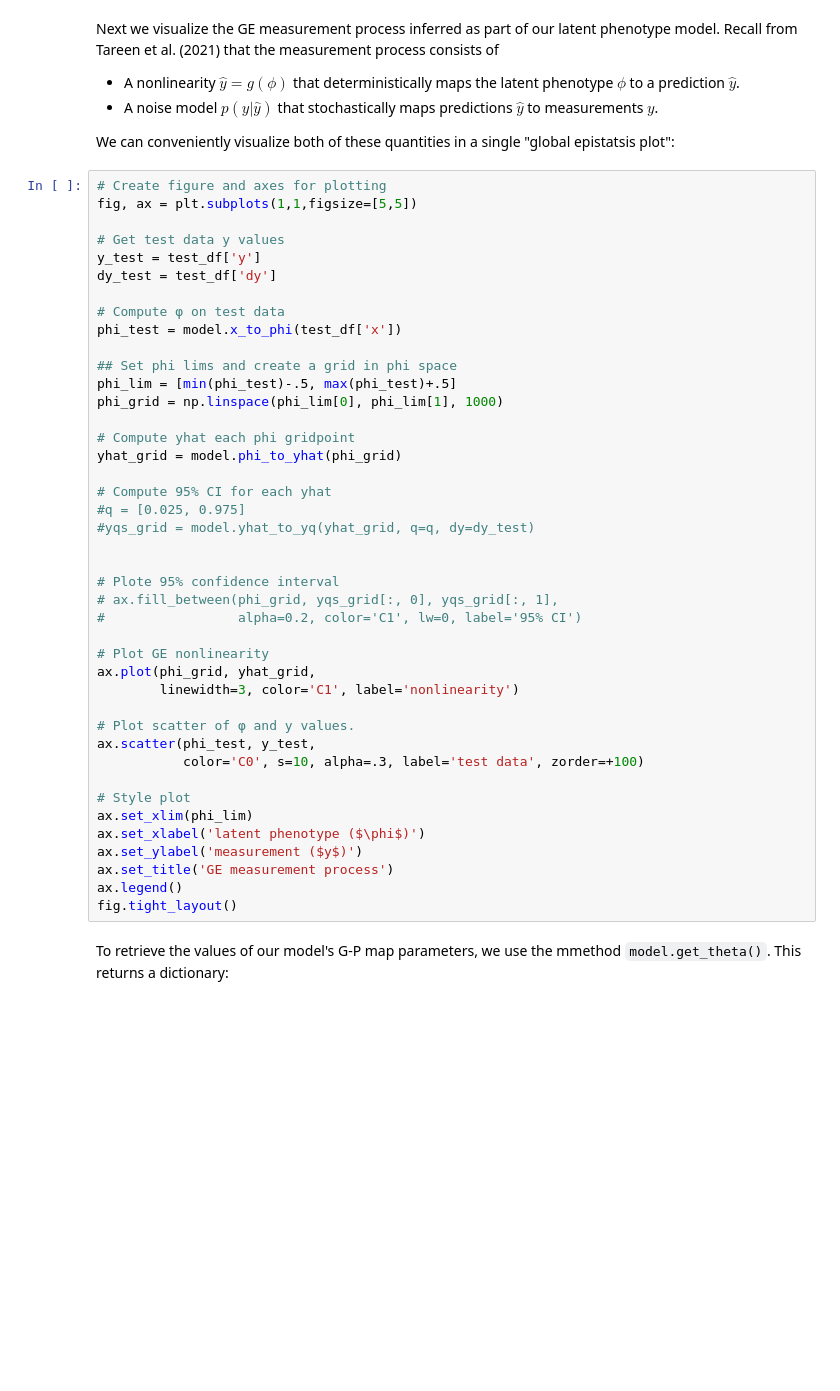
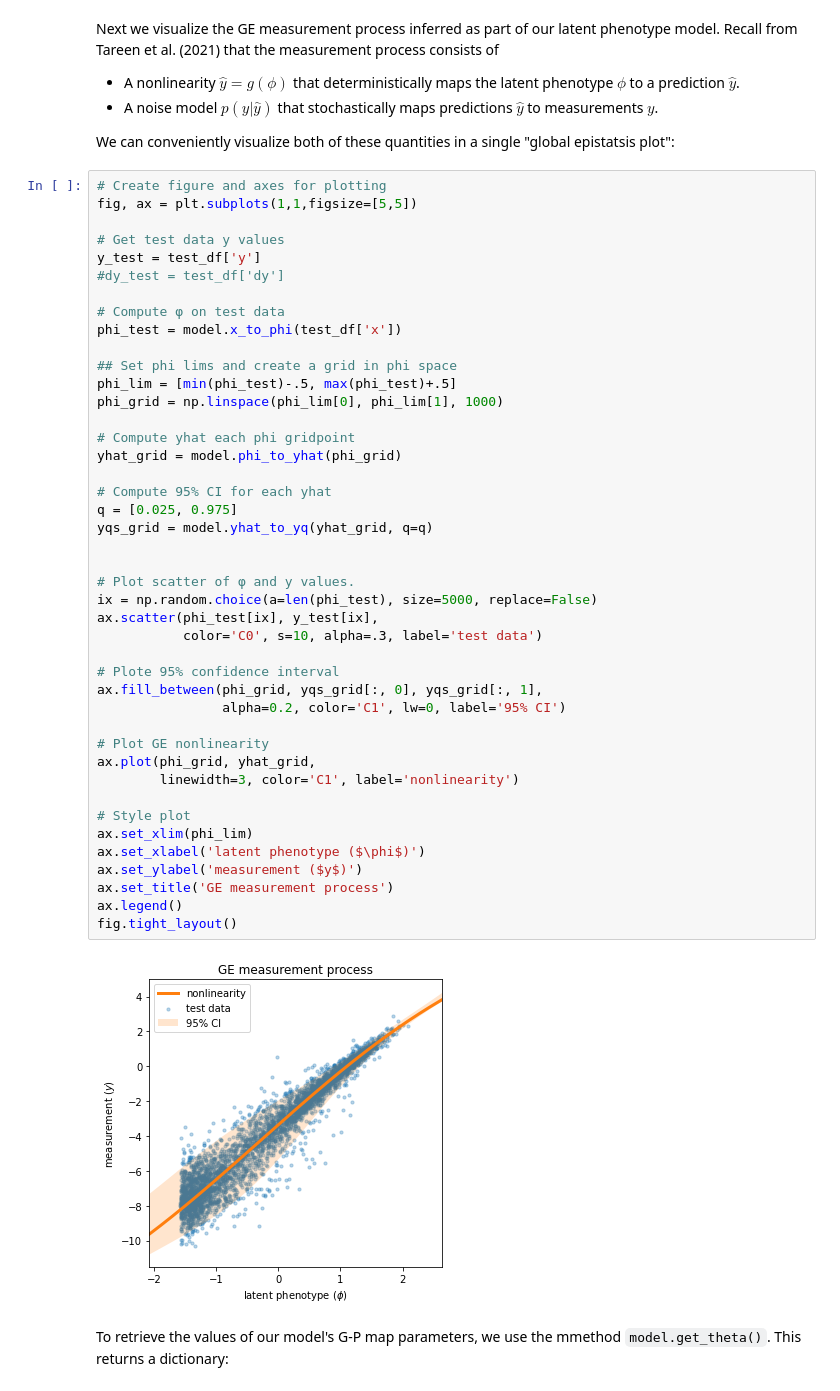
Before and after one commit to jbkinney/mavenn, a Jupyter notebook: docs/models/thermodynamic_models.ipynb, the cells around one changed output. Saved outputs shown, nothing was run; the diff lists cells and outputs as text; blank space fills up the shorter version.

Commit message:
Got thermodynamics_models.ipynb working

```diff
--- a/docs/models/thermodynamic_models.ipynb
+++ b/docs/models/thermodynamic_models.ipynb
@@ -381,42 +427,45 @@ fig, ax = plt.subplots(1,1,figsize=[5,5])
 
 # Get test data y values
 y_test = test_df['y']
-dy_test = test_df['dy']
+#dy_test = test_df['dy']
 
 # Compute φ on test data
 phi_test = model.x_to_phi(test_df['x'])
 
 ## Set phi lims and create a grid in phi space
 phi_lim = [min(phi_test)-.5, max(phi_test)+.5]
 phi_grid = np.linspace(phi_lim[0], phi_lim[1], 1000)
 
 # Compute yhat each phi gridpoint
 yhat_grid = model.phi_to_yhat(phi_grid)
 
 # Compute 95% CI for each yhat
-#q = [0.025, 0.975]
-#yqs_grid = model.yhat_to_yq(yhat_grid, q=q, dy=dy_test)
+q = [0.025, 0.975]
+yqs_grid = model.yhat_to_yq(yhat_grid, q=q)
 
 
+# Plot scatter of φ and y values.
+ix = np.random.choice(a=len(phi_test), size=5000, replace=False)
+ax.scatter(phi_test[ix], y_test[ix],
+           color='C0', s=10, alpha=.3, label='test data')
+
 # Plote 95% confidence interval
-# ax.fill_between(phi_grid, yqs_grid[:, 0], yqs_grid[:, 1],
-#                 alpha=0.2, color='C1', lw=0, label='95% CI')
+ax.fill_between(phi_grid, yqs_grid[:, 0], yqs_grid[:, 1],
+                alpha=0.2, color='C1', lw=0, label='95% CI')
 
 # Plot GE nonlinearity
 ax.plot(phi_grid, yhat_grid,
         linewidth=3, color='C1', label='nonlinearity')
-
-# Plot scatter of φ and y values.
-ax.scatter(phi_test, y_test,
-           color='C0', s=10, alpha=.3, label='test data', zorder=+100)
 
 # Style plot
 ax.set_xlim(phi_lim)
 ax.set_xlabel('latent phenotype ($\phi$)')
 ax.set_ylabel('measurement ($y$)')
 ax.set_title('GE measurement process')
 ax.legend()
 fig.tight_layout()
+# %% [output]
+[figure, added]
 # %% [markdown]
 To retrieve the values of our model's G-P map parameters, we use the mmethod `model.get_theta()`. This returns a dictionary:
 # %%
```
Also changed, not shown: parts of 15 cells of this notebook.
